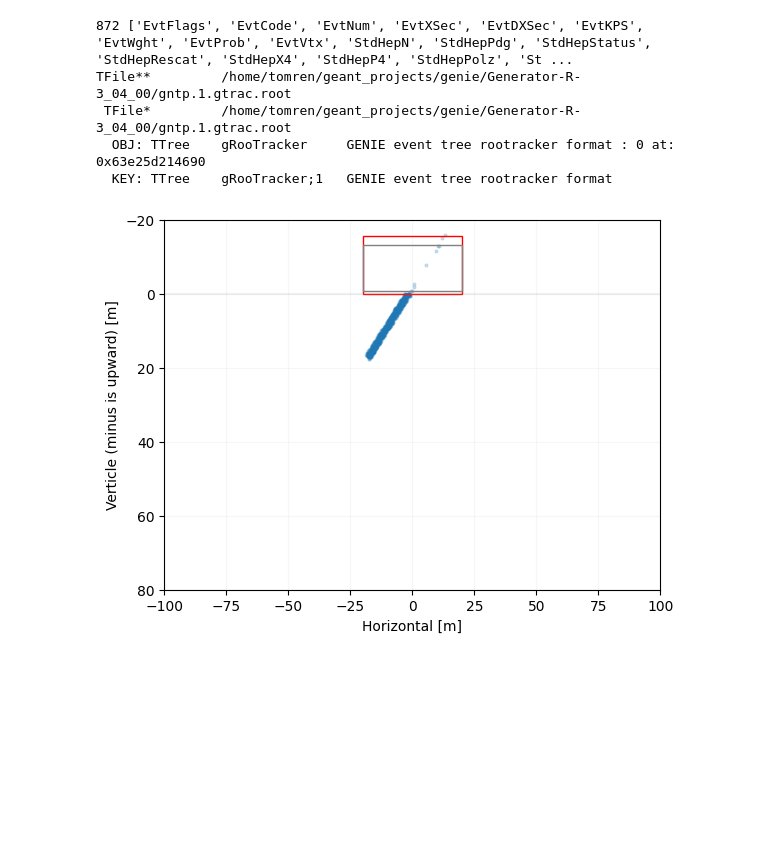
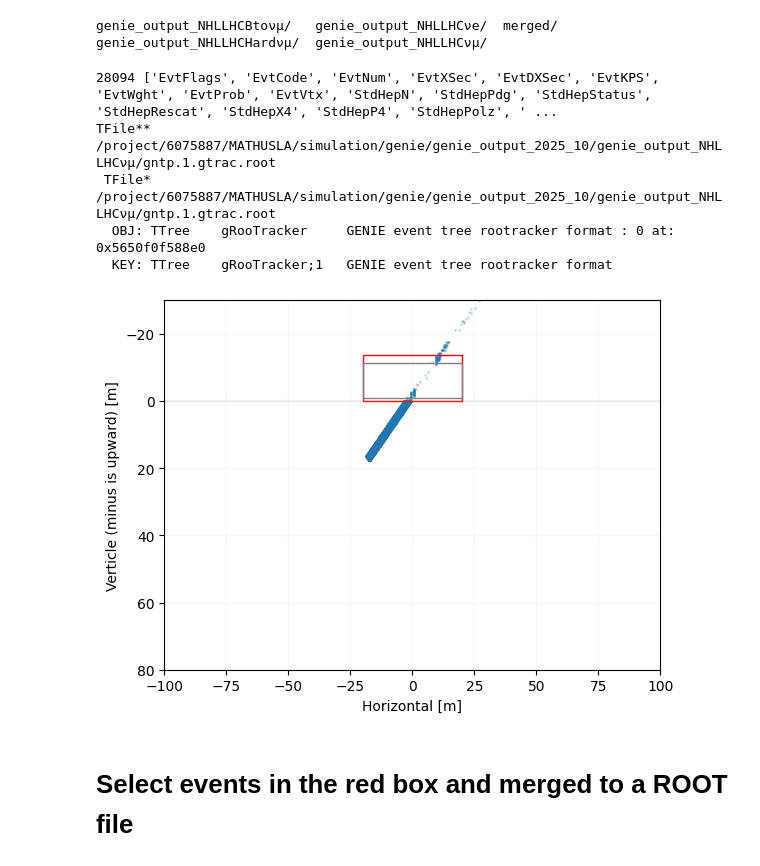
Before and after one commit to EdmondRen/mathusla-newsim, a Jupyter notebook: studies/mathusla40/lhc_neutrino/2_check_genie_results.ipynb, the cells around one changed output. Cells and saved outputs as stored; diff of their text form; code cells hidden in the pictures; blank space fills up the shorter version.

```diff
--- a/studies/mathusla40/lhc_neutrino/2_check_genie_results.ipynb
+++ b/studies/mathusla40/lhc_neutrino/2_check_genie_results.ipynb
@@ -7,8 +7,13 @@ reload(genie_loader)
 from genie_loader import *
 # %%
 det_width=39 #m
-det_height=15.8 #m
+det_height=13.8 #m
 cut_extend=1 #m
 
 det_half_width = 19.5
+# %%
+ls /project/6075887/MATHUSLA/simulation/genie/genie_output_2025_10
+# %% [output]
+genie_output_NHLLHCBtoνμ/   genie_output_NHLLHCνe/  merged/
+genie_output_NHLLHCHardνμ/  genie_output_NHLLHCνμ/
 # %%
@@ -22,45 +35,11 @@ entries = Tree.GetEntries()
 branches = [Tree.GetListOfBranches()[i].GetName() for i in range(len(Tree.GetListOfBranches()))]
 tfile.ls()
 print(entries, branches)
-
-
-vertex_selected={}
-for i in range(entries):
-    Tree.GetEntry(i)
-
-    # Get the vertex location
-    vertex=list(Tree.EvtVtx) # (x, y, z, t) of vertex (in SI)
-    x,y,z,t = vertex
-
-    # Only select those within the detector volume plus a little edge
-    if (abs(x)<det_width/2+cut_extend)  &  (abs(y)<det_width/2+cut_extend)  & (-z>-cut_extend) & (-z<det_height+cut_extend):
-        # pdgs = list(Tree.StdHepPdg)
-        # x4s = extract_array(Tree.StdHepX4, n=4) # (x, y, z, t) in hit nucleus rest frame (in fm)
-        # p4s = extract_array(Tree.StdHepP4, n=4) # (px, py, pz, E) in LAB frame in [GeV]
-
-        # Only read the final state particles in this event
-        p4s, pdgs = get_final(Tree)
-
-
-        # Get event info
-        evtcode=str(Tree.EvtCode).split(";") # Example: 'nu:14;tgt:1000080160;N:2112;proc:Weak[CC],QES;'
-        parent_pdg=int(evtcode[0].split(":")[1])
-
-        # add back the detector offset
-        # xx,yy,zz=y*1000, (-z+85.47)*1000, (x+90)*1000 # Convert to CMS coordinate (wrong)
-        xx,yy,zz=(x+90)*1000, y*1000, z*1000
-        vertex_selected[i]=[[parent_pdg, xx,yy,zz, 0,0,0, 0]]
-        for iparticle in range(len(p4s)):
-            p4=p4s[iparticle]
-            pdg=pdgs[iparticle]
-            # Remove the pdgs of Nuclear codes
-            if abs(pdg)<10000:
-                vertex_selected[i].append([pdg, xx,yy,zz, p4[0]*1000, p4[1]*1000, p4[2]*1000, 0])
 # %% [output]
-872 ['EvtFlags', 'EvtCode', 'EvtNum', 'EvtXSec', 'EvtDXSec', 'EvtKPS', 'EvtWght', 'EvtProb', 'EvtVtx', 'StdHepN', 'StdHepPdg', 'StdHepStatus', 'StdHepRescat', 'StdHepX4', 'StdHepP4', 'StdHepPolz', 'St ...
-TFile**         /home/tomren/geant_projects/genie/Generator-R-3_04_00/gntp.1.gtrac.root
- TFile*         /home/tomren/geant_projects/genie/Generator-R-3_04_00/gntp.1.gtrac.root
-  OBJ: TTree    gRooTracker     GENIE event tree rootracker format : 0 at: 0x63e25d214690
+28094 ['EvtFlags', 'EvtCode', 'EvtNum', 'EvtXSec', 'EvtDXSec', 'EvtKPS', 'EvtWght', 'EvtProb', 'EvtVtx', 'StdHepN', 'StdHepPdg', 'StdHepStatus', 'StdHepRescat', 'StdHepX4', 'StdHepP4', 'StdHepPolz', ' ...
+TFile**         /project/6075887/MATHUSLA/simulation/genie/genie_output_2025_10/genie_output_NHLLHCνμ/gntp.1.gtrac.root
+ TFile*         /project/6075887/MATHUSLA/simulation/genie/genie_output_2025_10/genie_output_NHLLHCνμ/gntp.1.gtrac.root
+  OBJ: TTree    gRooTracker     GENIE event tree rootracker format : 0 at: 0x5650f0f588e0
   KEY: TTree    gRooTracker;1   GENIE event tree rootracker format
 # %%
 vertices=[]
@@ -69,16 +48,18 @@ for i in tqdm(range(entries)):
     vertices.append(list(Tree.EvtVtx))
 vertices=np.array(vertices)
 # %%
-plt.scatter(-vertices[:,0], vertices[:,2], s=4, alpha=0.2)
+plt.scatter(-vertices[:,0], vertices[:,2], s=1, alpha=0.2)
 plt.gca().add_patch(patch.Rectangle((-20,-det_height), 40,det_height, edgecolor='r', facecolor='none'))
 plt.gca().add_patch(patch.Rectangle((-20,-det_height+2.4), 40,det_height-3.2, edgecolor='grey', facecolor='none'))
 plt.xlim(-100,100)
-plt.ylim(-20,80)
+plt.ylim(-30,80)
 plt.gca().invert_yaxis()
 plt.axhline(0,color="grey", alpha=0.1)
 plt.xlabel("Horizontal [m]")
 plt.ylabel("Verticle (minus is upward) [m]")
 plt.grid(alpha=0.1)
 # plt.axhline(-85.47)
 # %% [output]
-[figure, old version]
+[figure, new version]
+# %% [markdown]
+# Select events in the red box and merged to a ROOT file
```
Also changed, not shown: parts of 5 cells of this notebook, 23 other files.
